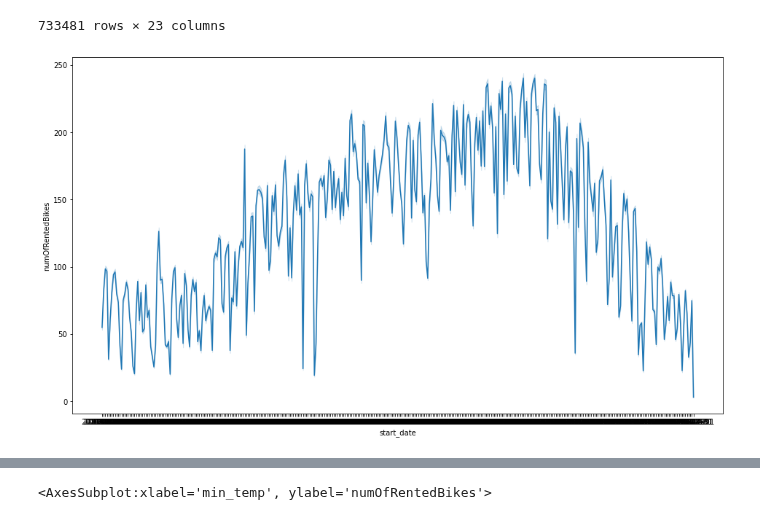
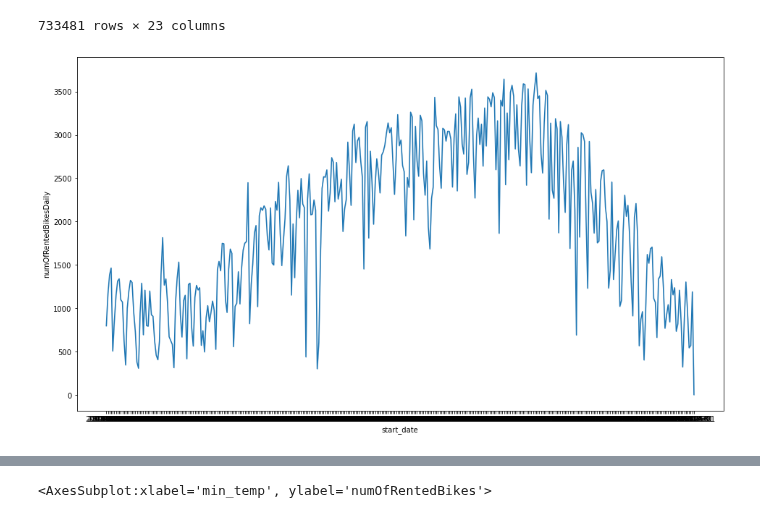
Before and after one commit to Hannah2800/AA_2022_PythonPandas, a Jupyter notebook: Task 2 - Descriptive Analytics.ipynb, the cells around one changed output, grey strips where cells are left out. Cells and saved outputs as stored; diff of their text form; code cells hidden in the pictures.

```diff
--- a/Task 2 - Descriptive Analytics.ipynb
+++ b/Task 2 - Descriptive Analytics.ipynb
@@ -180,9 +180,9 @@ dfPhiladelphia
 | 733480 | 2020-01-01 | 2020-01-01 | 0 | 1 | 3052 | 3118 | ... |
 733481 rows × 23 columns
 # %%
-sns.lineplot(x="start_date",y="numOfRentedBikes",data=dfPhiladelphia,palette=palette)
+sns.lineplot(x="start_date",y="numOfRentedBikesDaily",data=dfPhiladelphia,palette=palette)
 fig = plt.gcf()
 fig.set_size_inches(16, 9)
 plt.show()
 # %% [output]
-[figure, old version]
+[figure, new version]
```
Also changed, not shown: parts of 15 cells of this notebook.
